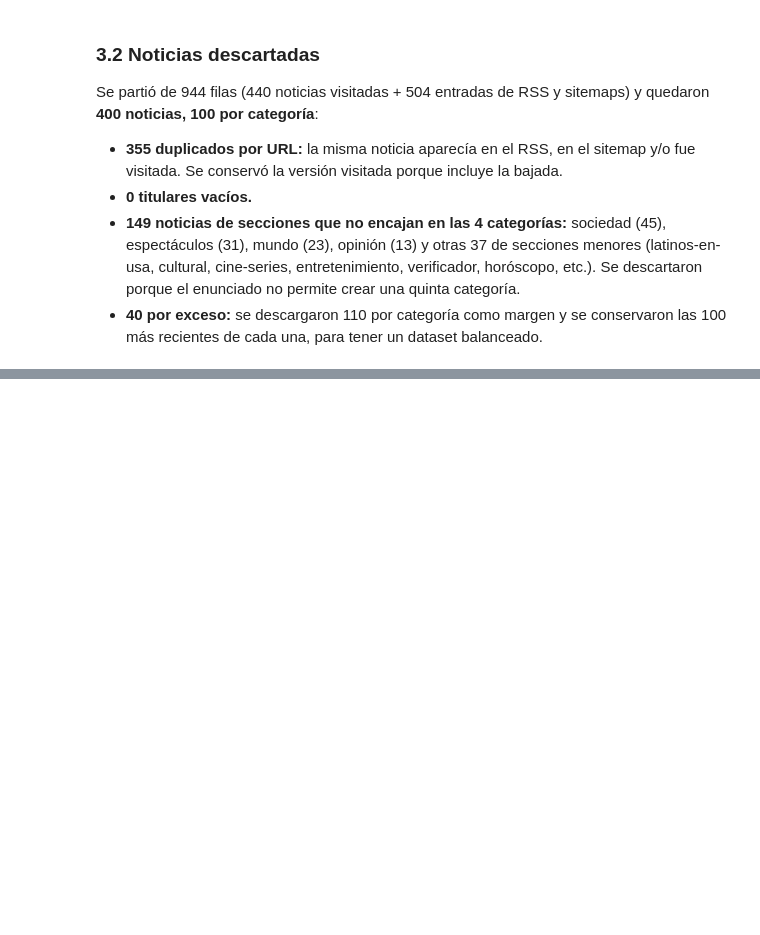
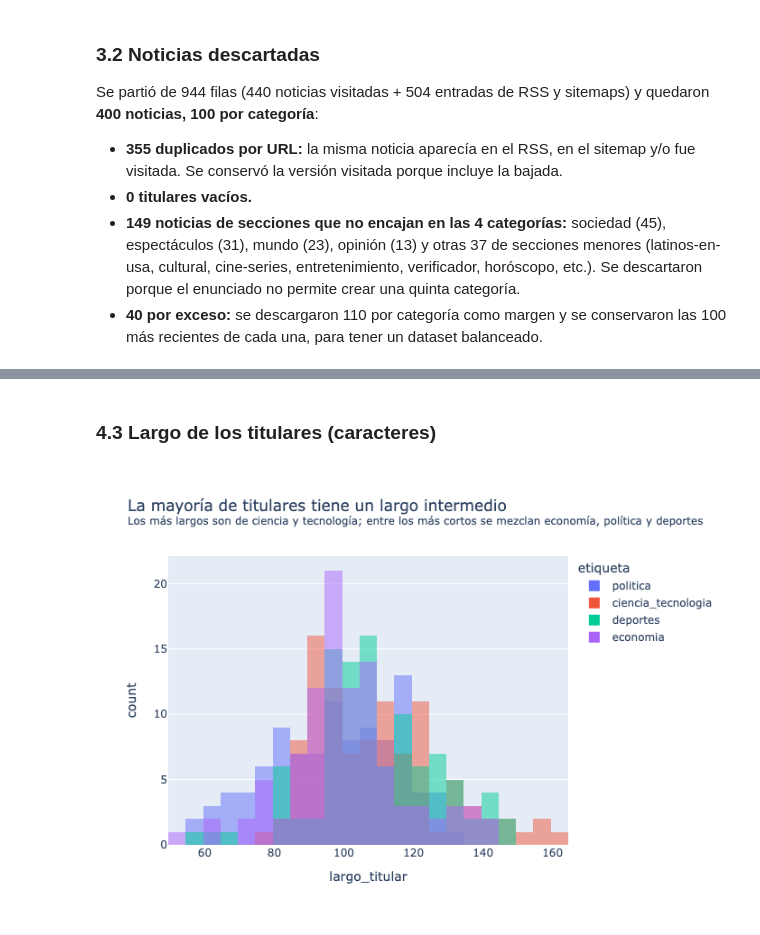
Before and after one commit to jyauric/python-intermedio-tareas, a Jupyter notebook: tarea_1/01_recoleccion.ipynb, the cells around one changed output, grey strips where cells are left out. Cells and saved outputs as stored; diff of their text form; code cells hidden in the pictures; blank space fills up the shorter version.

```diff
--- a/tarea_1/01_recoleccion.ipynb
+++ b/tarea_1/01_recoleccion.ipynb
@@ -297,0 +324,9 @@ Se partió de 944 filas (440 noticias visitadas + 504 entradas de RSS y sitemaps
+# %% [markdown]
+### 4.3 Largo de los titulares (caracteres)
+# %%
+fig = px.histogram(df, x="largo_titular", nbins=30, color="etiqueta", barmode="overlay",
+                   title="La mayoría de titulares tiene un largo intermedio"
+                         "<br><sup>Los más largos son de ciencia y tecnología; entre los más cortos se mezclan economía, política y deportes</sup>")
+fig.show()
+# %% [output]
+[figure, added]
```
Also changed, not shown: parts of 11 cells of this notebook, 1 other file.
